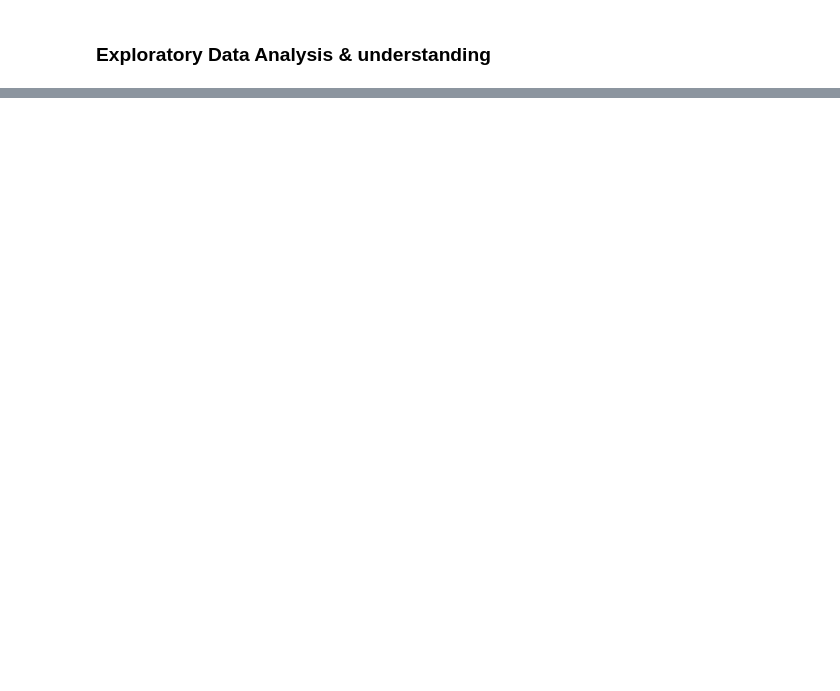
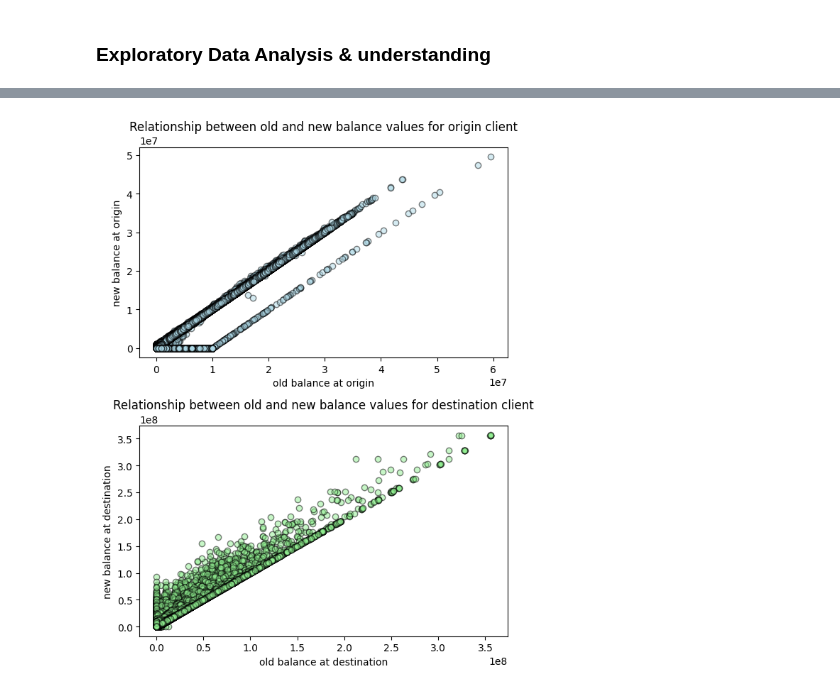
Before and after one commit to mverbytska/transaction-fraud-detection-pet-project, a Jupyter notebook: project/fraudulent_transactions_detection.ipynb, the cells around one changed output, grey strips where cells are left out. Saved outputs shown, nothing was run; the diff lists cells and outputs as text; code cells hidden in the pictures; blank space fills up the shorter version.

```diff
--- a/project/fraudulent_transactions_detection.ipynb
+++ b/project/fraudulent_transactions_detection.ipynb
@@ -147,0 +191,27 @@ plt.show()
+# %%
+# scatter plot with old and new balance for origin and destination clients relationship
+sct_plots_fig, axes = plt.subplots(2, 1, figsize=(6, 8))
+axes[0].scatter(x=renamed_cols_df['old_balance_orig'],
+            y=renamed_cols_df['new_balance_orig'],
+            c='lightblue',
+            alpha=0.5,
+            edgecolors='black')
+axes[0].set_xlabel('old balance at origin')
+axes[0].set_ylabel('new balance at origin')
+axes[0].set_title('Relationship between old and new balance values for origin client')
+
+axes[1].scatter(x=renamed_cols_df['old_balance_dest'],
+            y=renamed_cols_df['new_balance_dest'],
+            c='lightgreen',
+            alpha=0.5,
+            edgecolors='black')
+axes[1].set_xlabel('old balance at destination')
+axes[1].set_ylabel('new balance at destination')
+axes[1].set_title('Relationship between old and new balance values for destination client')
+plt.tight_layout()
+plt.show()
+
+# this visualizations may be biased due to hidden balances of clients with account names started with M
+# as their balances are set to 0.0, but still the strong linear pattern is observed for both cases
+# %% [output]
+[figure, added]
```
Also changed, not shown: parts of 14 cells of this notebook.
